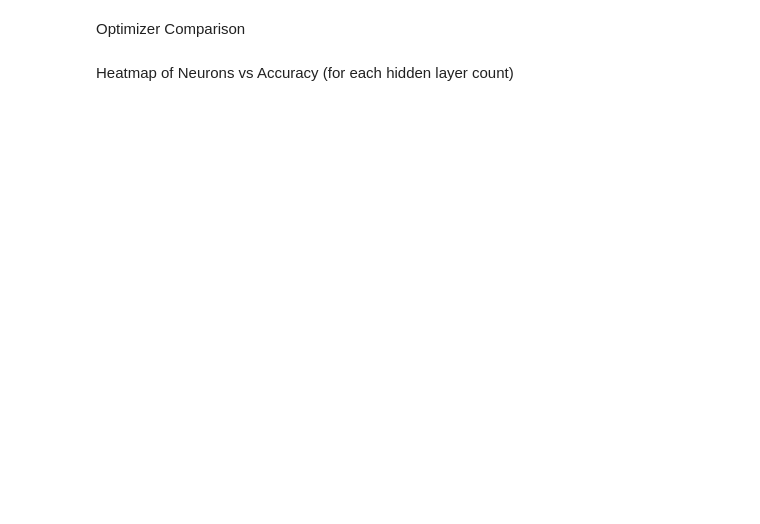
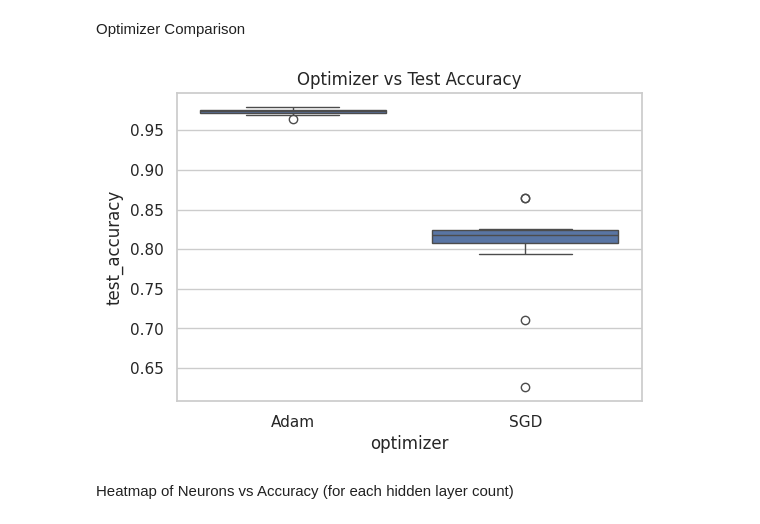
Before and after one commit to manvi-smaran/Handwritten_Digit_Classifier, a Jupyter notebook: Handwritten_Digit_Classifier.ipynb, the cells around one changed output. Drawn from its saved outputs; the diff is of its cells as text; code cells hidden in the pictures; blank space fills up the shorter version.

```diff
--- a/Handwritten_Digit_Classifier.ipynb
+++ b/Handwritten_Digit_Classifier.ipynb
@@ -309,11 +364,13 @@ plt.show()
 # %% [markdown]
 Optimizer Comparison
 # %%
-plt.figure(figsize=(8, 5))
+plt.figure(figsize=(6, 4))
 sns.boxplot(data=df, x="optimizer", y="test_accuracy")
 plt.title("Optimizer vs Test Accuracy")
 plt.savefig("optimizer_comparison.png")
 plt.show()
+# %% [output]
+[figure, added]
 # %% [markdown]
 Heatmap of Neurons vs Accuracy (for each hidden layer count)
 # %%
```
Also changed, not shown: parts of 17 cells of this notebook.
